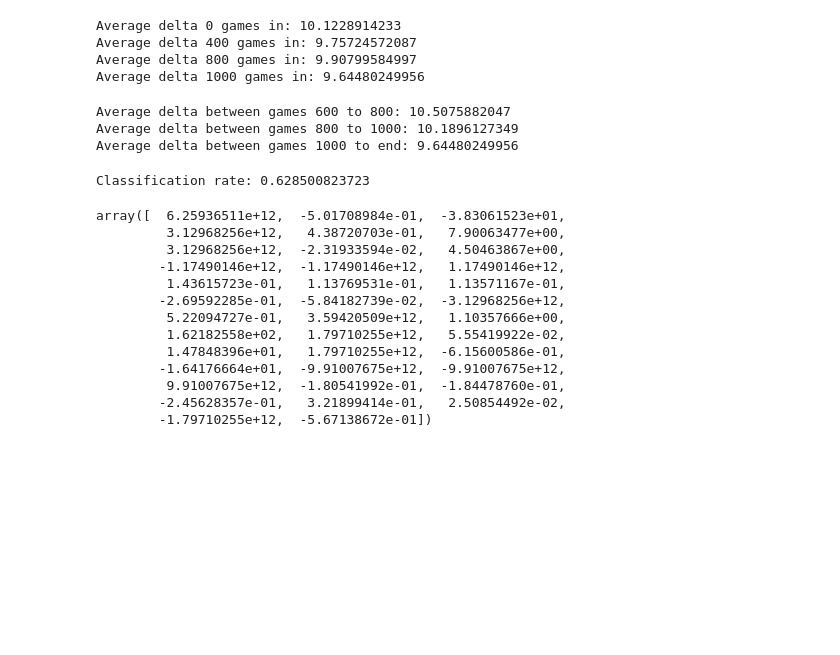
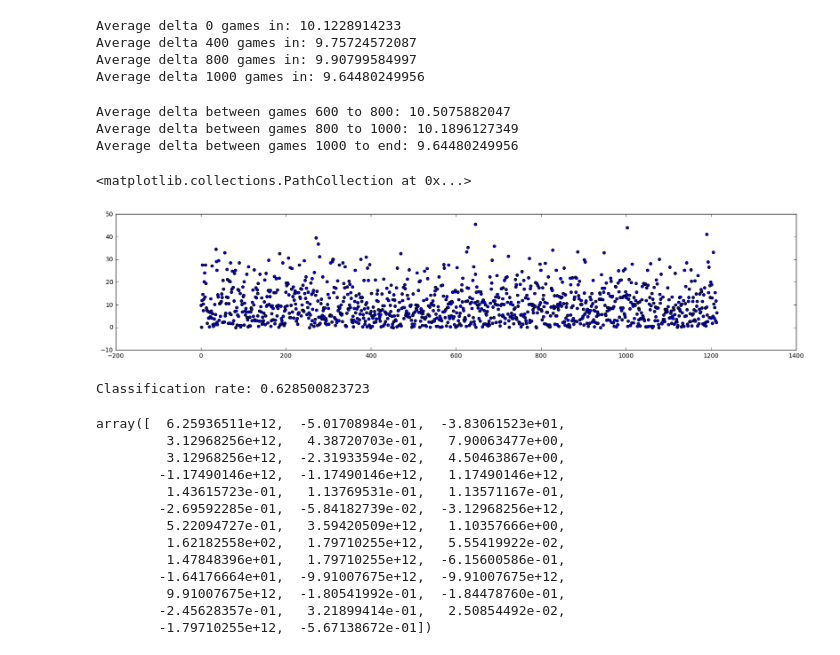
Before and after one commit to vraja2/nba-betting, a Jupyter notebook: prediction/nba_betting.ipynb, the cells around one changed output. Saved outputs shown, nothing was run; the diff lists cells and outputs as text; code cells hidden in the pictures; blank space fills up the shorter version.

```diff
--- a/prediction/nba_betting.ipynb
+++ b/prediction/nba_betting.ipynb
@@ -540,6 +541,14 @@ print "Average delta between games 1000 to end: {}".format(avg_1000_end/(len(del
 Average delta between games 600 to 800: 10.5075882047
 Average delta between games 800 to 1000: 10.1896127349
 Average delta between games 1000 to end: 9.64480249956
+# %%
+import matplotlib.ticker as mticks
+
+plt.figure(figsize=(20,4))
+plt.scatter(range(0, len(labels_for_2016_2017)), deltas)
+# %% [output]
+<matplotlib.collections.PathCollection at 0x...>
+[figure, added]
 # %%
 # Evaluate the classification case, do we at least predict the outcomes correctly?
 correct_classifications = 0.
```
Also changed, not shown: parts of 4 cells of this notebook.
